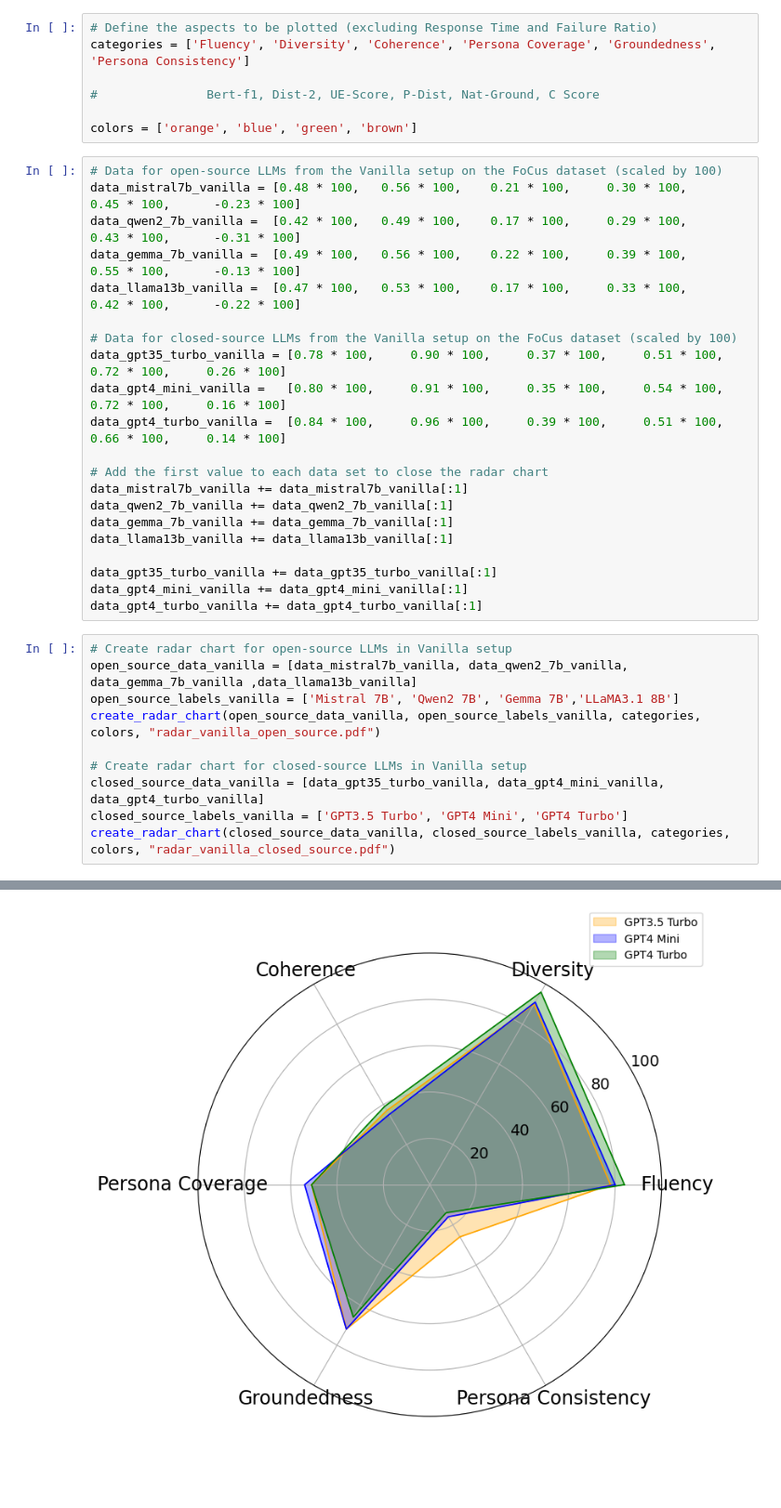
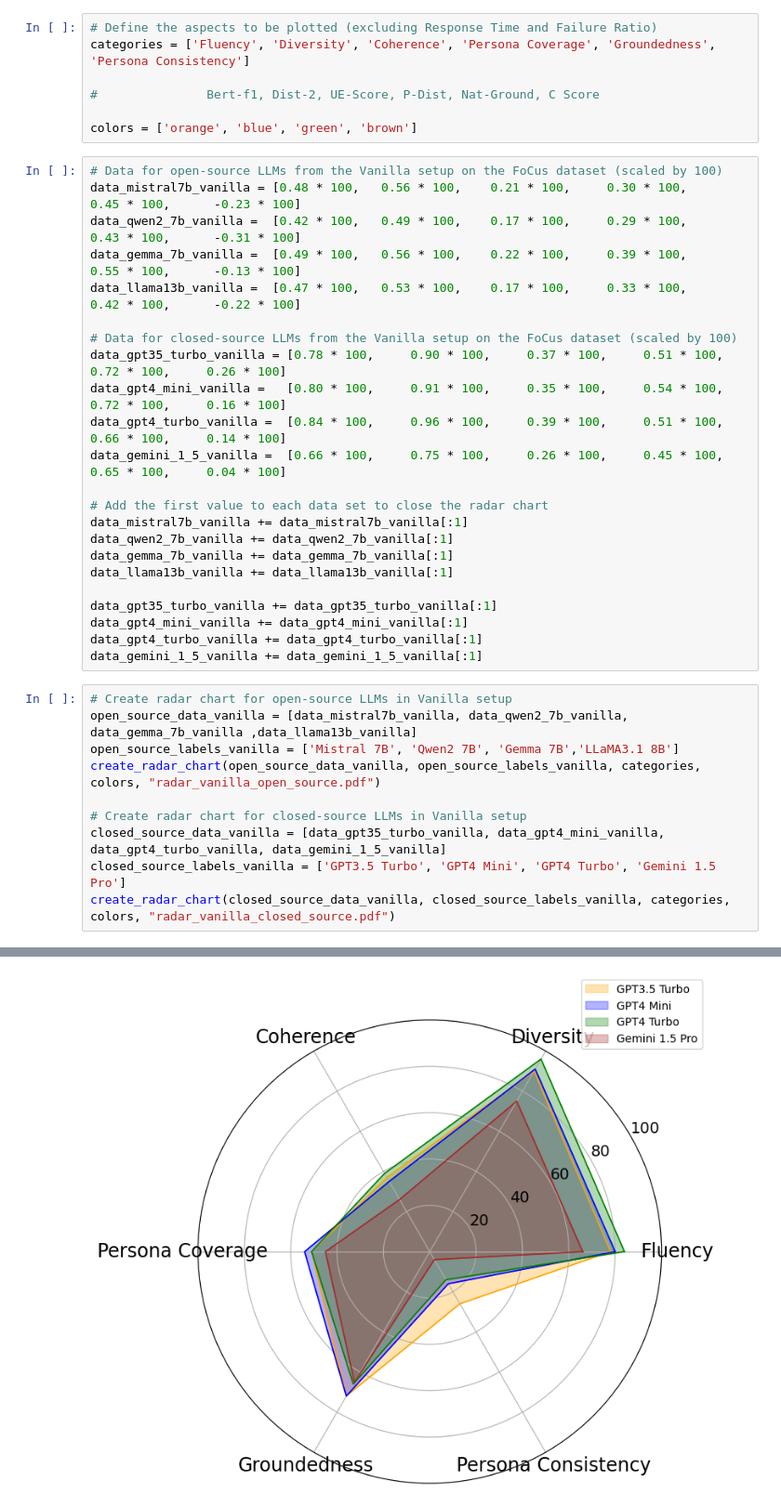
Before and after one commit to salehafzoon/PersoBench, a Jupyter notebook: plots.ipynb, the cells around one changed output, grey strips where cells are left out. Shown at 93% size. Saved outputs shown, nothing was run; the diff lists cells and outputs as text; blank space fills up the shorter version.

```diff
--- a/plots.ipynb
+++ b/plots.ipynb
@@ -145,6 +143,7 @@ data_llama13b_vanilla =  [0.47 * 100,   0.53 * 100,    0.17 * 100,     0.33 * 10
 data_gpt35_turbo_vanilla = [0.78 * 100,     0.90 * 100,     0.37 * 100,     0.51 * 100,     0.72 * 100,     0.26 * 100]
 data_gpt4_mini_vanilla =   [0.80 * 100,     0.91 * 100,     0.35 * 100,     0.54 * 100,     0.72 * 100,     0.16 * 100]
 data_gpt4_turbo_vanilla =  [0.84 * 100,     0.96 * 100,     0.39 * 100,     0.51 * 100,     0.66 * 100,     0.14 * 100]
+data_gemini_1_5_vanilla =  [0.66 * 100,     0.75 * 100,     0.26 * 100,     0.45 * 100,     0.65 * 100,     0.04 * 100]
 
 # Add the first value to each data set to close the radar chart
 data_mistral7b_vanilla += data_mistral7b_vanilla[:1]
@@ -155,19 +154,20 @@ data_llama13b_vanilla += data_llama13b_vanilla[:1]
 data_gpt35_turbo_vanilla += data_gpt35_turbo_vanilla[:1]
 data_gpt4_mini_vanilla += data_gpt4_mini_vanilla[:1]
 data_gpt4_turbo_vanilla += data_gpt4_turbo_vanilla[:1]
+data_gemini_1_5_vanilla += data_gemini_1_5_vanilla[:1]
 # %%
 # Create radar chart for open-source LLMs in Vanilla setup
 open_source_data_vanilla = [data_mistral7b_vanilla, data_qwen2_7b_vanilla, data_gemma_7b_vanilla ,data_llama13b_vanilla]
 open_source_labels_vanilla = ['Mistral 7B', 'Qwen2 7B', 'Gemma 7B','LLaMA3.1 8B']
 create_radar_chart(open_source_data_vanilla, open_source_labels_vanilla, categories, colors, "radar_vanilla_open_source.pdf")
 
 # Create radar chart for closed-source LLMs in Vanilla setup
-closed_source_data_vanilla = [data_gpt35_turbo_vanilla, data_gpt4_mini_vanilla, data_gpt4_turbo_vanilla]
-closed_source_labels_vanilla = ['GPT3.5 Turbo', 'GPT4 Mini', 'GPT4 Turbo']
+closed_source_data_vanilla = [data_gpt35_turbo_vanilla, data_gpt4_mini_vanilla, data_gpt4_turbo_vanilla, data_gemini_1_5_vanilla]
+closed_source_labels_vanilla = ['GPT3.5 Turbo', 'GPT4 Mini', 'GPT4 Turbo', 'Gemini 1.5 Pro']
 create_radar_chart(closed_source_data_vanilla, closed_source_labels_vanilla, categories, colors, "radar_vanilla_closed_source.pdf")
 # %% [output]
 [figure]
-[figure, old version]
+[figure, new version]
 # %%
 colors = ['red', 'grey', 'purple', 'maroon']
 
```
Also changed, not shown: parts of 4 cells of this notebook, 38 other files.
